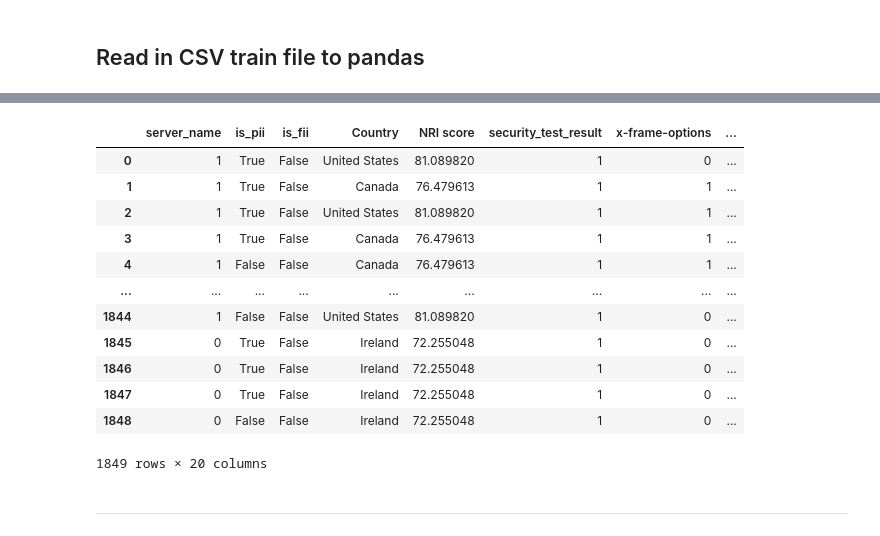
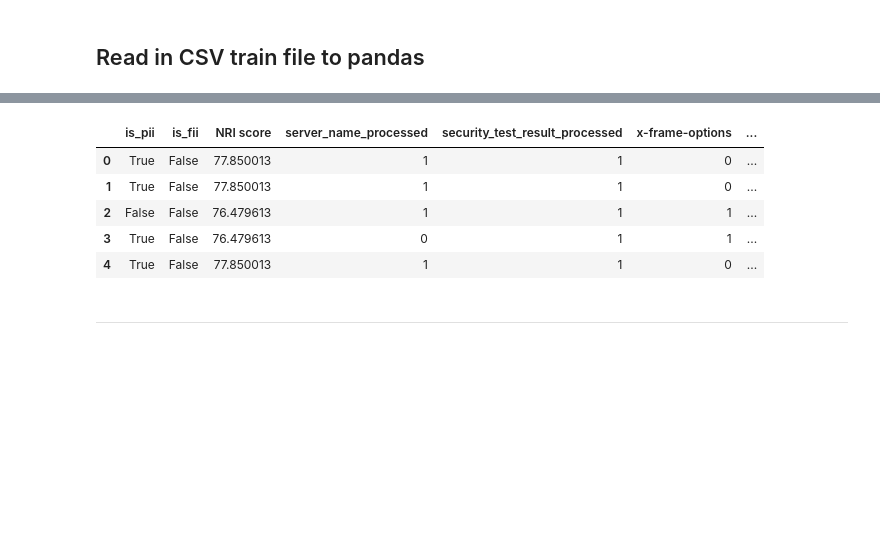
Before and after one commit to teejlab/API-Risk-Assessment-Framework, a Jupyter notebook: notebooks/eda/eda-clustering.ipynb, the cells around one changed output, grey strips where cells are left out. Drawn from its saved outputs; the diff is of its cells as text; code cells hidden in the pictures; blank space fills up the shorter version.

```diff
--- a/notebooks/eda/eda-clustering.ipynb
+++ b/notebooks/eda/eda-clustering.ipynb
@@ -129,15 +32,8 @@ def FAMD_(df, n_components, numerical_features, categorical_features):
 # %% [markdown]
 ## Read in CSV train file to pandas
 # %%
-# train_df = pd.read_csv(
-#     "../data/processed/train.csv",
-# )
 train_df = pd.read_excel(
-    "../data/processed/df_full.xlsx",
+    "../../data/processed/preprocessed_train.xlsx",
 )
-# train_df = pd.read_excel(
-#     "../data/processed/smote.xlsx",
-# )
-y_train = train_df['Risk_Label'].fillna(value="Missing")
 train_df.head()
 # %% [output]
@@ -150,15 +46,9 @@ train_df.head()
 # %%
+y_train = train_df["Risk_Label"]
 train_df = train_df.drop(
     columns=[
-        "api_endpoint_id",
-        "request_id",
-        "sample_response",
-        "parameters",
-        "response_metadata",
-        "security_test_category",
-        "method",
-        "usage_base",
-        "authentication",
+        "usage_base_processed",
+        "authentication_processed",
         "AI & Data Science",
         "Business & Technology",
         "Environment & Weather",
@@ -167,58 +57,40 @@ train_df = train_df.drop(
         "GeoInformatics & Navigation",
         "Government & Public Services",
         "Health Science & Medicine",
         "Information & Science",
         "Justice & Public Safety",
         "Logistics & Infrastructure",
         "Natural Resources & Energy",
         "News & Media",
         "None",
         "Religion & Spirituality",
         "Research & Education",
         "Sales & Marketing",
         "Security & Technology",
         "Skills & Career Development",
         "Social Media & Technology",
         "Software & Services",
         "Sports & Entertainment",
         "Transportation & Automobile",
         "Work & Personal Life",
         "eCommerce & Trade",
         "x0_Broken Authentication",
         "x0_Cross-Site Scripting",
         "x0_Insecure Deserialization",
         "x0_Missing",
         "x0_SQL Injection",
         "x0_XML External Entities",
-#         "x-frame-options",
-#         "content-type",
-#         "access-control-allow-origin",
-#         "x-xss-protection",
-#         "strict-transport-security",
-#         "expect-ct",
-#         "referrer-policy",
-#         "set-cookie",
-#         "x-powered-by",
-#         "x-aspnet-version",
-#         "x-ratelimit-limit",
         "Risk_Label",
     ]
 )
-train_df
+train_df.head()
 # %% [output]
-|  | server_name | is_pii | is_fii | Country | NRI score | security_test_result | x-frame-options | ... |
-| 0 | 1 | True | False | United States | 81.089820 | 1 | 0 | ... |
-| 1 | 1 | True | False | Canada | 76.479613 | 1 | 1 | ... |
-| 2 | 1 | True | False | United States | 81.089820 | 1 | 1 | ... |
-| 3 | 1 | True | False | Canada | 76.479613 | 1 | 1 | ... |
-| 4 | 1 | False | False | Canada | 76.479613 | 1 | 1 | ... |
-| ... | ... | ... | ... | ... | ... | ... | ... | ... |
-| 1844 | 1 | False | False | United States | 81.089820 | 1 | 0 | ... |
-| 1845 | 0 | True | False | Ireland | 72.255048 | 1 | 0 | ... |
-| 1846 | 0 | True | False | Ireland | 72.255048 | 1 | 0 | ... |
-| 1847 | 0 | True | False | Ireland | 72.255048 | 1 | 0 | ... |
-| 1848 | 0 | False | False | Ireland | 72.255048 | 1 | 0 | ... |
+|  | is_pii | is_fii | NRI score | server_name_processed | security_test_result_processed | x-frame-options | ... |
+| 0 | True | False | 77.850013 | 1 | 1 | 0 | ... |
+| 1 | True | False | 77.850013 | 1 | 1 | 0 | ... |
+| 2 | False | False | 76.479613 | 1 | 1 | 1 | ... |
+| 3 | True | False | 76.479613 | 0 | 1 | 1 | ... |
+| 4 | True | False | 77.850013 | 1 | 1 | 0 | ... |
-1849 rows × 20 columns
 # %% [markdown]
 <hr />
 # %% [markdown]
```
Also changed, not shown: parts of 32 cells of this notebook.
